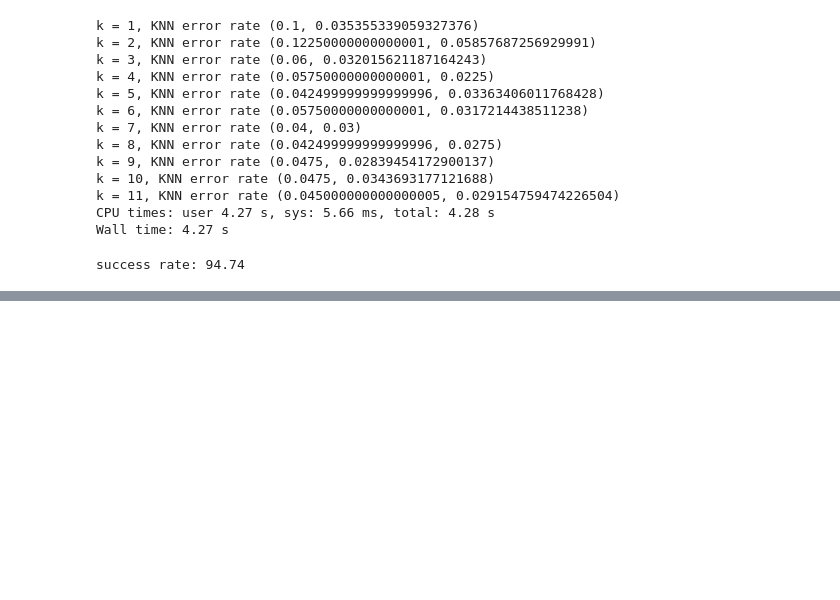
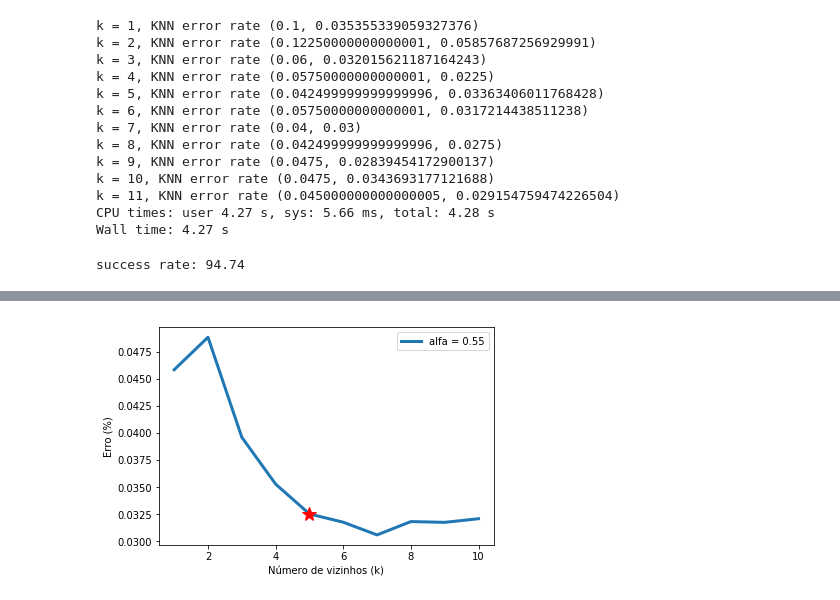
Before and after one commit to diegomhamilton/machine-learning, a Jupyter notebook: projeto-final/proj_final.ipynb, the cells around one changed output, grey strips where cells are left out. Cells and saved outputs as stored; diff of their text form; code cells hidden in the pictures; blank space fills up the shorter version.

```diff
--- a/projeto-final/proj_final.ipynb
+++ b/projeto-final/proj_final.ipynb
@@ -323,0 +412,34 @@ plt.imshow(np.resize(x, (28, 28)))
+# %%
+%%time
+knn_e = []
+
+new_data_len = 120
+print(f'K = {new_data_len}')
+new_x_train_set = []
+new_y_train_set = []
+i = 0
+
+with open(f'classes_{new_data_len}.yaml', 'r') as f:
+    clustering = yaml.load(f)
+
+for c in clustering:
+    new_x_train_set.append(c.cluster_centers_)
+    new_y_train_set.append([i for x in range(len(c.cluster_centers_))])
+    i += 1
+#     plt.imshow(np.resize(new_x_train_set, (28, 28)))
+new_x_train_set = np.concatenate(new_x_train_set)
+new_y_train_set = np.concatenate(new_y_train_set)
+#     print(len(new_x_train_set))
+
+
+training_set = np.hstack((new_x_train_set, np.resize(new_y_train_set, (new_x_train_set.shape[0], 1))))
+# training_set = np.hstack((train_set, np.resize(y_train, (x_train.shape[0], 1))))
+
+#     print(f'K={new_data_len}, {evaluate_error(knn, training_set, test_set, [5])}')
+#     print(f'K = {new_data_len}, k = 5, KNN error rate {kfolds(knn, training_set, 10, [5])}')
+#     for k in range(1,12):
+for k in range(1,12):
+    e, var = kfolds(knn, training_set, 10, [k])
+    print(f'\tk = {k}, KNN error rate {(e, var)}')
+    knn_e.append(e)
+print(knn_e)
@@ -323,0 +462,11 @@ plt.imshow(np.resize(x, (28, 28)))
+# %%
+k = list(range(1,11))
+plt.plot(k, calc_exp_error(knn_e, 0.55), label='alfa = 0.55', linewidth = 3)
+plt.plot(5, calc_exp_error(knn_e, 0.55)[4], 'r*', markersize=15)
+plt.ylabel('Erro (%)')
+plt.xlabel('Número de vizinhos (k)')
+plt.legend()
+plt.savefig('knn_error.png')
+plt.show()
+# %% [output]
+[figure, added]
```
Also changed, not shown: parts of 15 cells of this notebook.
